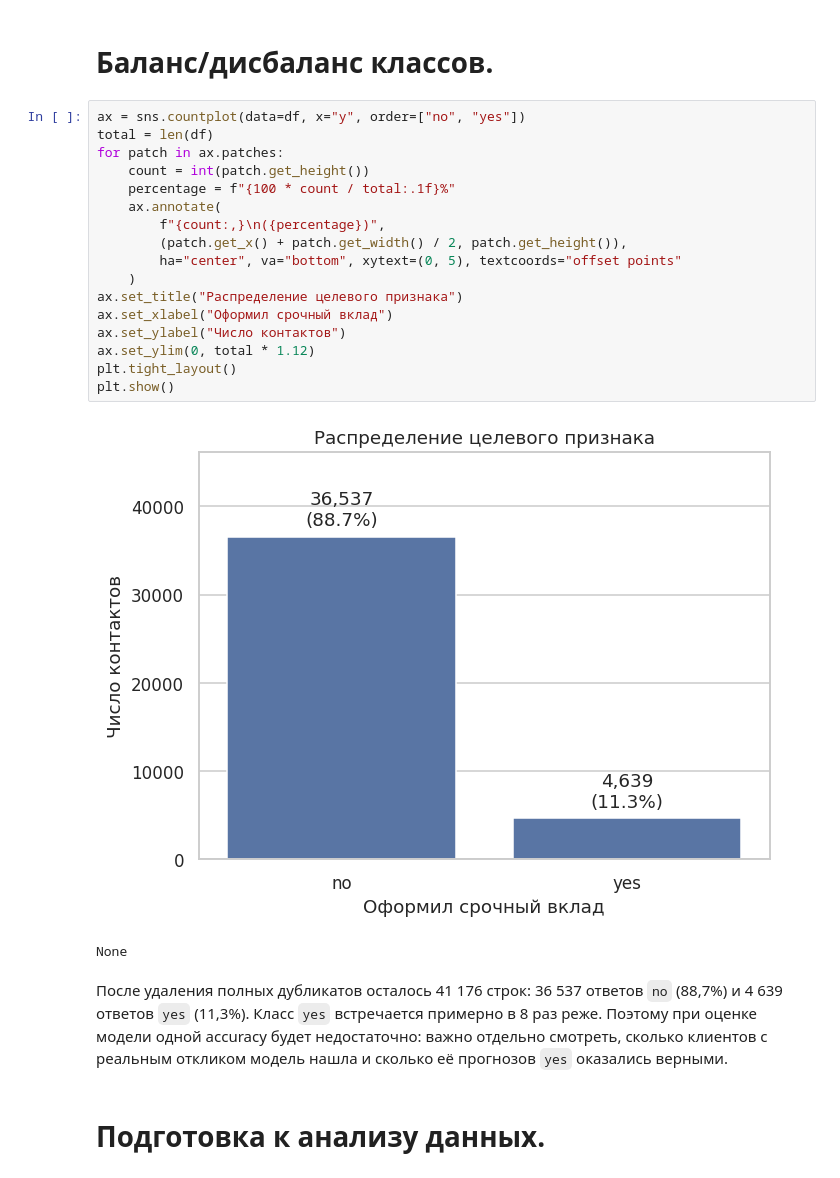
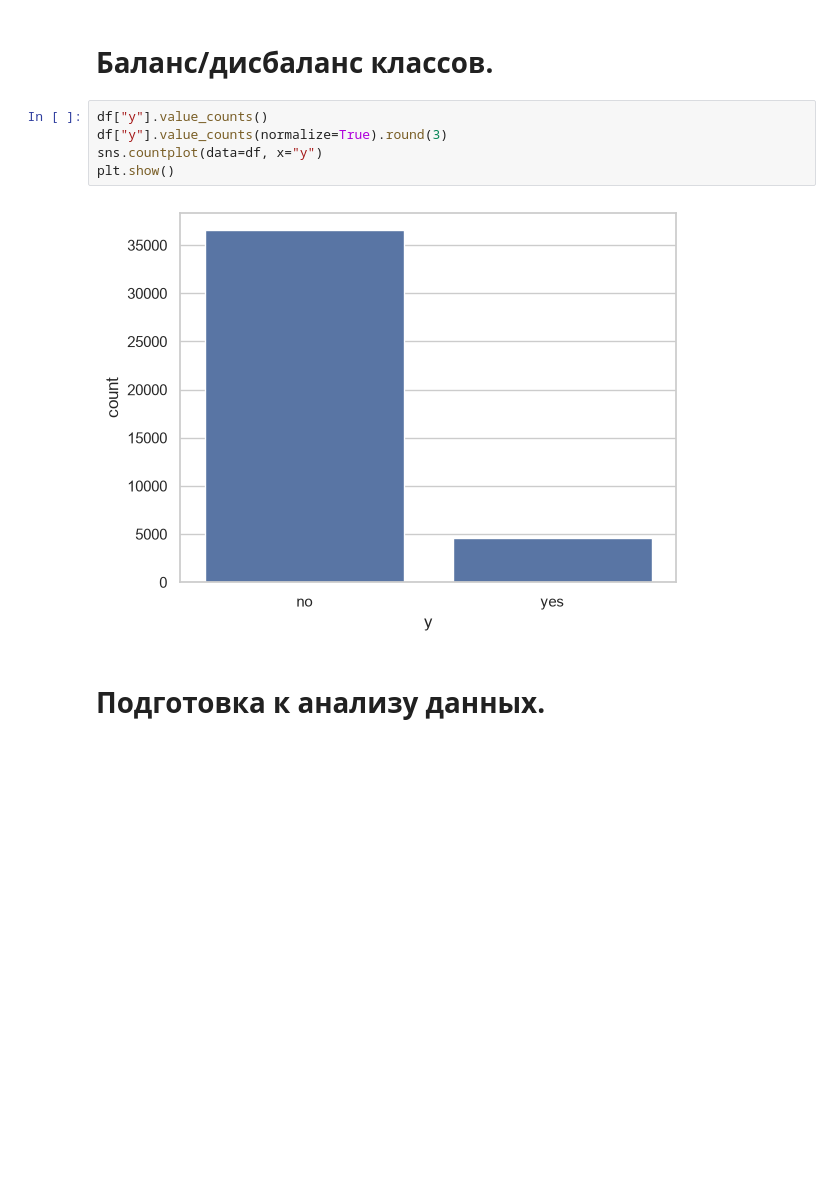
Before and after one commit to KgAmerlion/project_practice_team_1, a Jupyter notebook: Notebook_Bank_Marketing_analitika (2).ipynb, the cells around one changed output. Saved outputs shown, nothing was run; the diff lists cells and outputs as text; blank space fills up the shorter version.

```diff
--- a/Notebook_Bank_Marketing_analitika (2).ipynb
+++ b/Notebook_Bank_Marketing_analitika (2).ipynb
@@ -131,27 +118,12 @@ df = df_clean.copy()
 # %% [markdown]
 # Баланс/дисбаланс классов.
-# %%
-ax = sns.countplot(data=df, x="y", order=["no", "yes"])
-total = len(df)
-for patch in ax.patches:
-    count = int(patch.get_height())
-    percentage = f"{100 * count / total:.1f}%"
-    ax.annotate(
-        f"{count:,}\n({percentage})",
-        (patch.get_x() + patch.get_width() / 2, patch.get_height()),
-        ha="center", va="bottom", xytext=(0, 5), textcoords="offset points"
-    )
-ax.set_title("Распределение целевого признака")
-ax.set_xlabel("Оформил срочный вклад")
-ax.set_ylabel("Число контактов")
-ax.set_ylim(0, total * 1.12)
-plt.tight_layout()
-plt.show()
-# %% [output]
-[figure, removed]
-None
-# %% [markdown]
-После удаления полных дубликатов осталось 41 176 строк: 36 537 ответов `no` (88,7%) и 4 639 ответов `yes` (11,3%). Класс `yes` встречается примерно в 8 раз реже. Поэтому при оценке модели одной accuracy будет недостаточно: важно отдельно смотреть, сколько клиентов с реальным откликом модель нашла и сколько её прогнозов `yes` оказались верными.
+# %%
+df["y"].value_counts()
+df["y"].value_counts(normalize=True).round(3)
+sns.countplot(data=df, x="y")
+plt.show()
+# %% [output]
+[figure, added]
 # %% [markdown]
 # Подготовка к анализу данных.
 # %%
```
Also changed, not shown: parts of 59 cells of this notebook.
